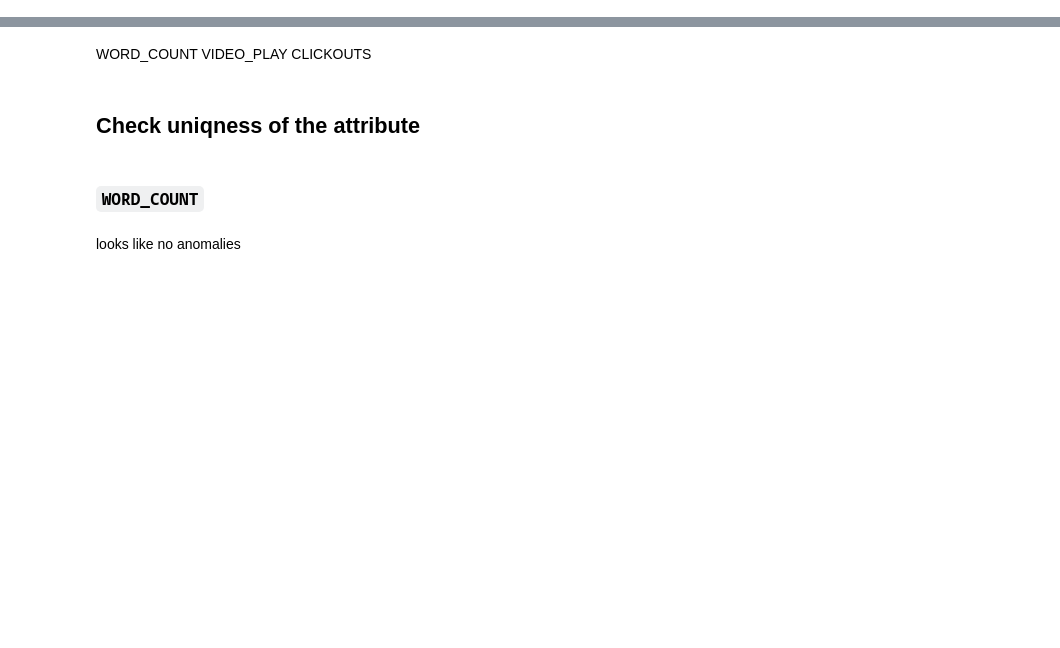
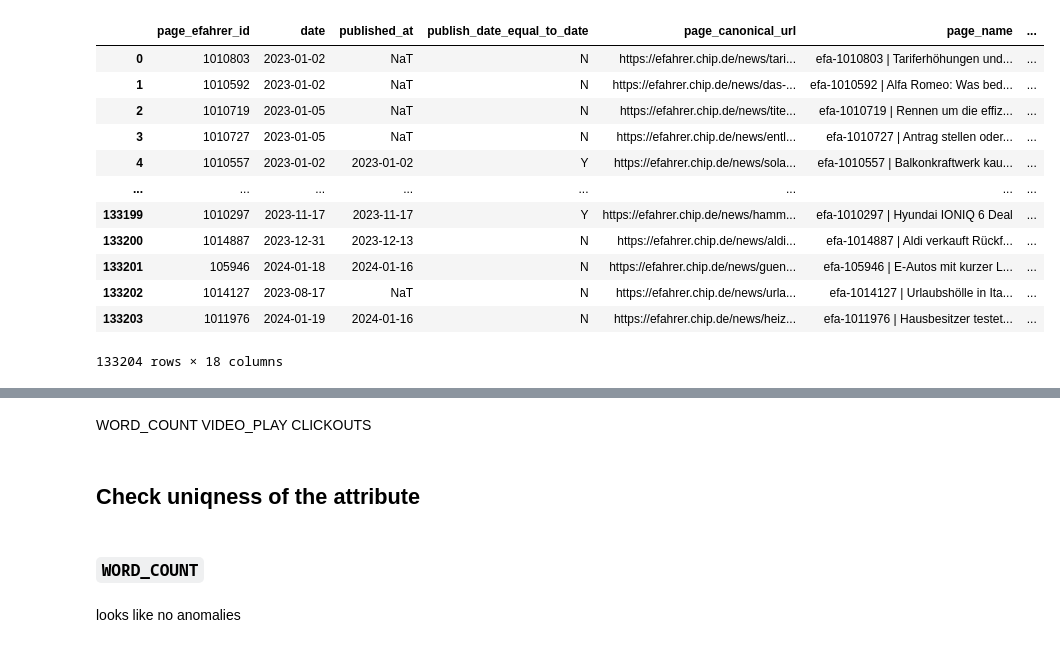
Before and after one commit to RenzoTorrecuso/d-drivers, a Jupyter notebook: notebooks/EDA-katja_part1.ipynb, the cells around one changed output, grey strips where cells are left out. Drawn from its saved outputs; the diff is of its cells as text; code cells hidden in the pictures; blank space fills up the shorter version.

```diff
--- a/notebooks/EDA-katja_part1.ipynb
+++ b/notebooks/EDA-katja_part1.ipynb
@@ -11,0 +30,3 @@ df.info()
+# %%
+titles = pd.read_csv('../data/real_title.csv', header=None, names=['real_title'])
+titles # the order is the same as in the original dataframe!
@@ -11,0 +47,4 @@ df.info()
+# %%
+old_df = pd.read_excel('../data/discover_0123_0324.xlsx', sheet_name='data')
+old_df.columns = [col.lower() for col in old_df.columns]
+old_df.head()
@@ -12,2 +58,23 @@ df.info()
+# %%
+old_df = pd.concat((old_df, titles), axis=1)
+# %%
+old_df_ = old_df[['page_efahrer_id', 'date', 'page_canonical_url', 'real_title']]
+# %%
+df_merged = pd.merge(left=df, right=old_df_, on=['page_efahrer_id', 'date', 'page_canonical_url'], how='left')
+df_merged
+# %% [output]
+|  | page_efahrer_id | date | published_at | publish_date_equal_to_date | page_canonical_url | page_name | ... |
+| 0 | 1010803 | 2023-01-02 | NaT | N | https://efahrer.chip.de/news/tari... | efa-1010803 | Tariferhöhungen und... | ... |
+| 1 | 1010592 | 2023-01-02 | NaT | N | https://efahrer.chip.de/news/das-... | efa-1010592 | Alfa Romeo: Was bed... | ... |
+| 2 | 1010719 | 2023-01-05 | NaT | N | https://efahrer.chip.de/news/tite... | efa-1010719 | Rennen um die effiz... | ... |
+| 3 | 1010727 | 2023-01-05 | NaT | N | https://efahrer.chip.de/news/entl... | efa-1010727 | Antrag stellen oder... | ... |
+| 4 | 1010557 | 2023-01-02 | 2023-01-02 | Y | https://efahrer.chip.de/news/sola... | efa-1010557 | Balkonkraftwerk kau... | ... |
+| ... | ... | ... | ... | ... | ... | ... | ... |
+| 133199 | 1010297 | 2023-11-17 | 2023-11-17 | Y | https://efahrer.chip.de/news/hamm... | efa-1010297 | Hyundai IONIQ 6 Deal | ... |
+| 133200 | 1014887 | 2023-12-31 | 2023-12-13 | N | https://efahrer.chip.de/news/aldi... | efa-1014887 | Aldi verkauft Rückf... | ... |
+| 133201 | 105946 | 2024-01-18 | 2024-01-16 | N | https://efahrer.chip.de/news/guen... | efa-105946 | E-Autos mit kurzer L... | ... |
+| 133202 | 1014127 | 2023-08-17 | NaT | N | https://efahrer.chip.de/news/urla... | efa-1014127 | Urlaubshölle in Ita... | ... |
+| 133203 | 1011976 | 2024-01-19 | 2024-01-16 | N | https://efahrer.chip.de/news/heiz... | efa-1011976 | Hausbesitzer testet... | ... |
+133204 rows × 18 columns
 # %%
 df.head(20)
```
Also changed, not shown: parts of 11 cells of this notebook.
